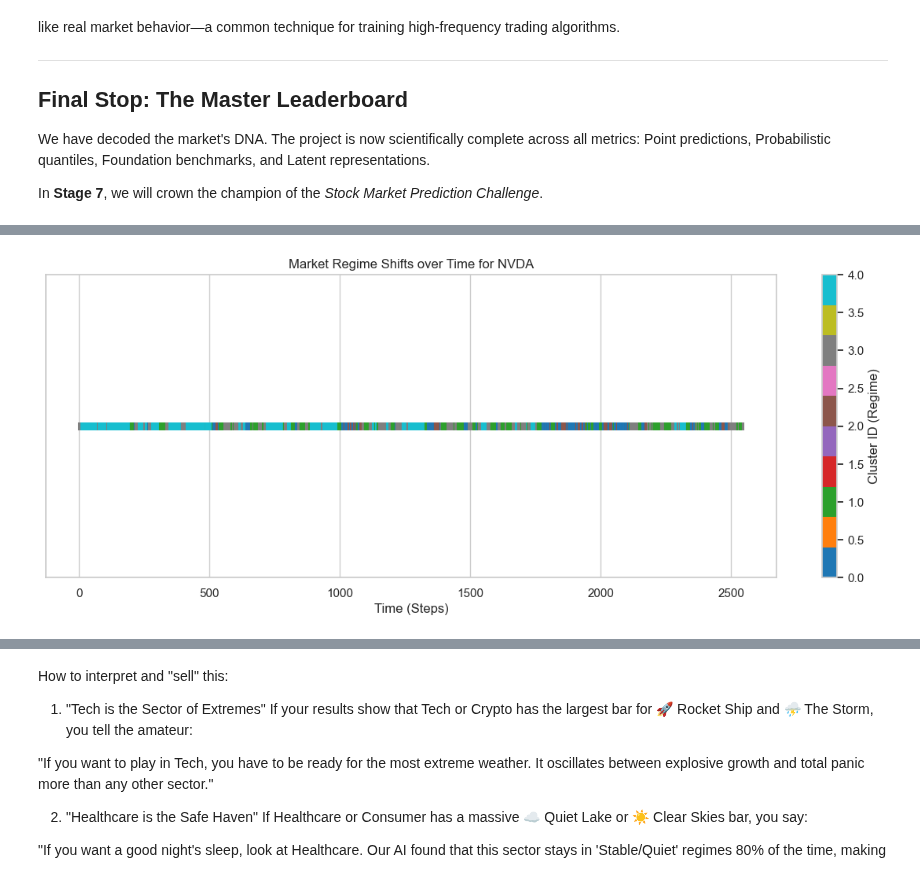
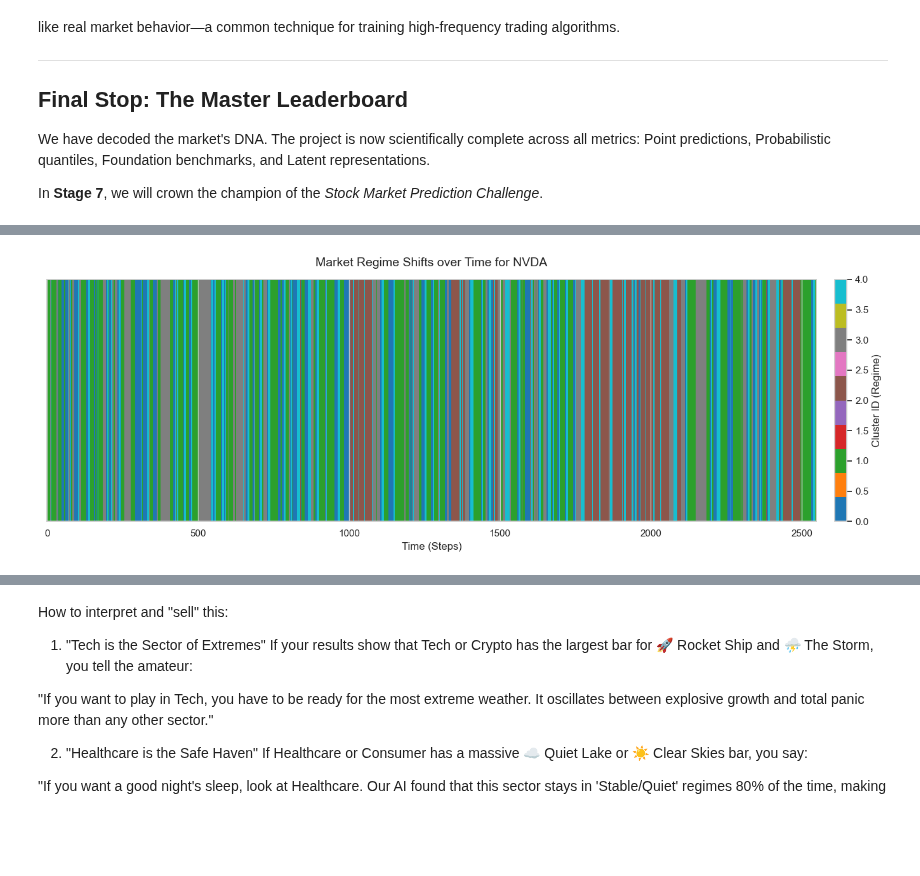
Before and after one commit to rfandan/Stock-market-prediction-using-ML-DL-and-foundation-models, a Jupyter notebook: notebook/Stage6.ipynb, the cells around one changed output, grey strips where cells are left out. Saved outputs shown, nothing was run; the diff lists cells and outputs as text; code cells hidden in the pictures; blank space fills up the shorter version.

```diff
--- a/notebook/Stage6.ipynb
+++ b/notebook/Stage6.ipynb
@@ -308,20 +309,25 @@ plt.show()
 # %%
-# 7. Visualize Regime Shifts for a specific ticker
+# 7. Visualize Regime Shifts as a thick 'Ribbon'
 target_ticker = "NVDA"
 
-# Get indices for this ticker
+# Get indices and clusters for this ticker
 tk_indices = [i for i, t in enumerate(ticker_metadata) if t == target_ticker]
 tk_clusters = clusters[tk_indices]
 
-plt.figure(figsize=(15, 5))
-plt.scatter(range(len(tk_clusters)), [1]*len(tk_clusters), c=tk_clusters, cmap="tab10", s=50, marker='|')
-plt.title(f"Market Regime Shifts over Time for {target_ticker}")
+plt.figure(figsize=(15, 5)) # Wider figure, smaller height for the ribbon
+
+# Reshape to (1, N) so imshow can treat it as a 2D image (1 row)
+# aspect='auto' allows the ribbon to stretch vertically to fill the plot area
+plt.imshow(tk_clusters.reshape(1, -1), aspect='auto', cmap="tab10", interpolation='nearest')
+
+plt.title(f"Market Regime Shifts over Time for {target_ticker}", fontsize=14, pad=15)
 plt.xlabel("Time (Steps)")
-plt.yticks([])
-plt.colorbar(label="Cluster ID (Regime)")
+plt.yticks([])  # Hide the Y-axis ticks as they aren't needed for a single row
+plt.colorbar(label="Cluster ID (Regime)", pad=0.02)
+plt.tight_layout()
 plt.show()
 # %% [output]
-[figure, old version]
+[figure, new version]
 # %%
 """"The stock market is a giant mess of numbers, but our AI (the VAE) found that there are actually only 5 types of environments that keep repeating over history.
 
```
Also changed, not shown: parts of 7 cells of this notebook, 5 other files.
